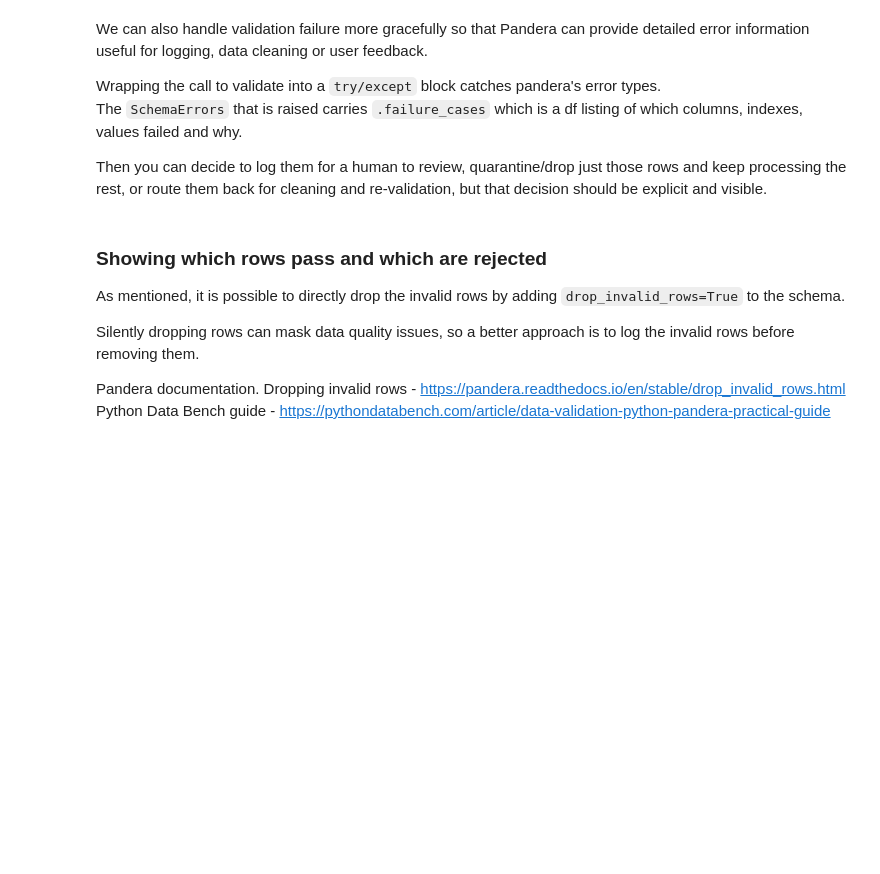
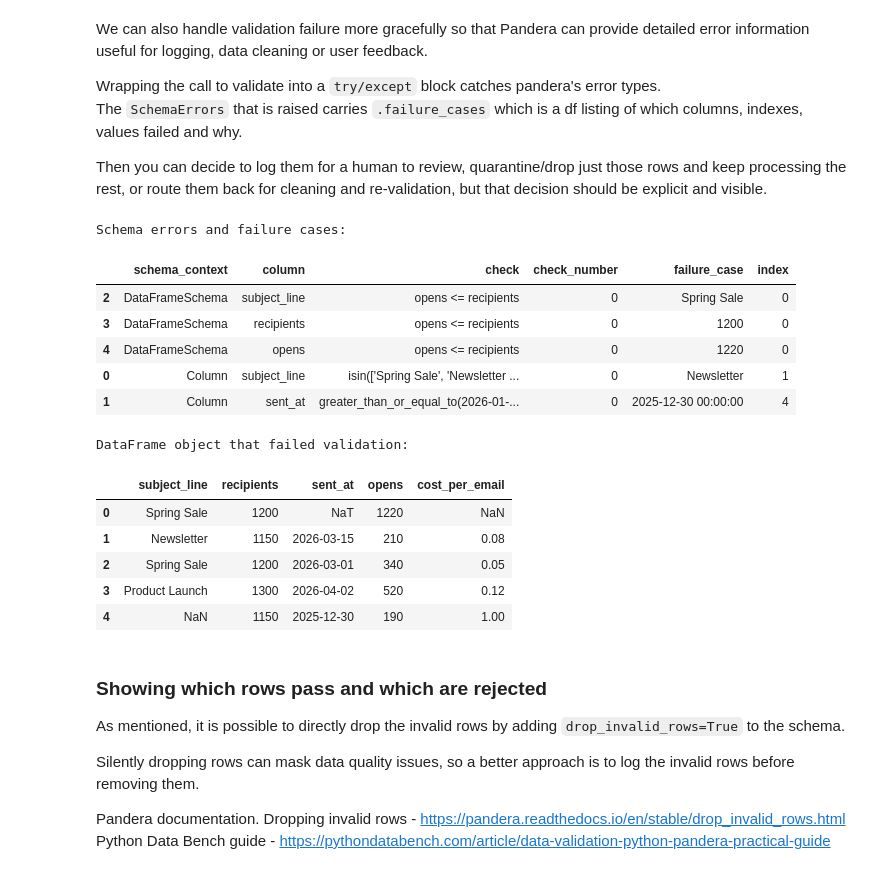
Before and after one commit to IreneGrisenti/Validation_with_Pandera, a Jupyter notebook: pandera_exploration.ipynb, the cells around one changed output. Drawn from its saved outputs; the diff is of its cells as text; code cells hidden in the pictures; blank space fills up the shorter version.

```diff
--- a/pandera_exploration.ipynb
+++ b/pandera_exploration.ipynb
@@ -146,7 +177,7 @@ coerced_df.info()
 
 Statology guide - https://www.statology.org/data-validation-in-python-with-pandera-a-practical-introduction/
 # %%
-# Certain column combinations should make sense: opens <= recipients
+# to check opens <= recipients
 def check_opens_vs_recipients(df):
     return (df['opens'] <= df['recipients'])
 
@@ -157,7 +188,7 @@ full_schema = pa.DataFrameSchema({
     'opens': pa.Column(pd.Int16Dtype, pa.Check.in_range(0, 5000), nullable=True),
     'cost_per_email': pa.Column(float, pa.Check.in_range(0.0, 1.0), nullable=True)
     },
-    checks=pa.Check(check_opens_vs_recipients, error='The openings should be equal or less than the recipients.'),
+    checks=pa.Check(check_opens_vs_recipients, error='opens <= recipients'),
     coerce=True
     )
 
@@ -205,12 +248,27 @@ Then you can decide to log them for a human to review, quarantine/drop just thos
 # %%
 # Handling failure more gracefully
 try:
-    validate_bad_data = full_schema.validate(bad_df, lazy=True)
+    validated_bad_df = full_schema.validate(bad_df, lazy=True)
 except pa.errors.SchemaErrors as exc:
     print('Schema errors and failure cases:')
     display(exc.failure_cases)
     print('\nDataFrame object that failed validation:')
     display(exc.data)
+# %% [output]
+Schema errors and failure cases:
+|  | schema_context | column | check | check_number | failure_case | index |
+| 2 | DataFrameSchema | subject_line | opens <= recipients | 0 | Spring Sale | 0 |
+| 3 | DataFrameSchema | recipients | opens <= recipients | 0 | 1200 | 0 |
+| 4 | DataFrameSchema | opens | opens <= recipients | 0 | 1220 | 0 |
+| 0 | Column | subject_line | isin(['Spring Sale', 'Newsletter ... | 0 | Newsletter | 1 |
+| 1 | Column | sent_at | greater_than_or_equal_to(2026-01-... | 0 | 2025-12-30 00:00:00 | 4 |
+DataFrame object that failed validation:
+|  | subject_line | recipients | sent_at | opens | cost_per_email |
+| 0 | Spring Sale | 1200 | NaT | 1220 | NaN |
+| 1 | Newsletter | 1150 | 2026-03-15 | 210 | 0.08 |
+| 2 | Spring Sale | 1200 | 2026-03-01 | 340 | 0.05 |
+| 3 | Product Launch | 1300 | 2026-04-02 | 520 | 0.12 |
+| 4 | NaN | 1150 | 2025-12-30 | 190 | 1.00 |
 # %% [markdown]
 ### Showing which rows pass and which are rejected
 
```
Also changed, not shown: parts of 10 cells of this notebook.
